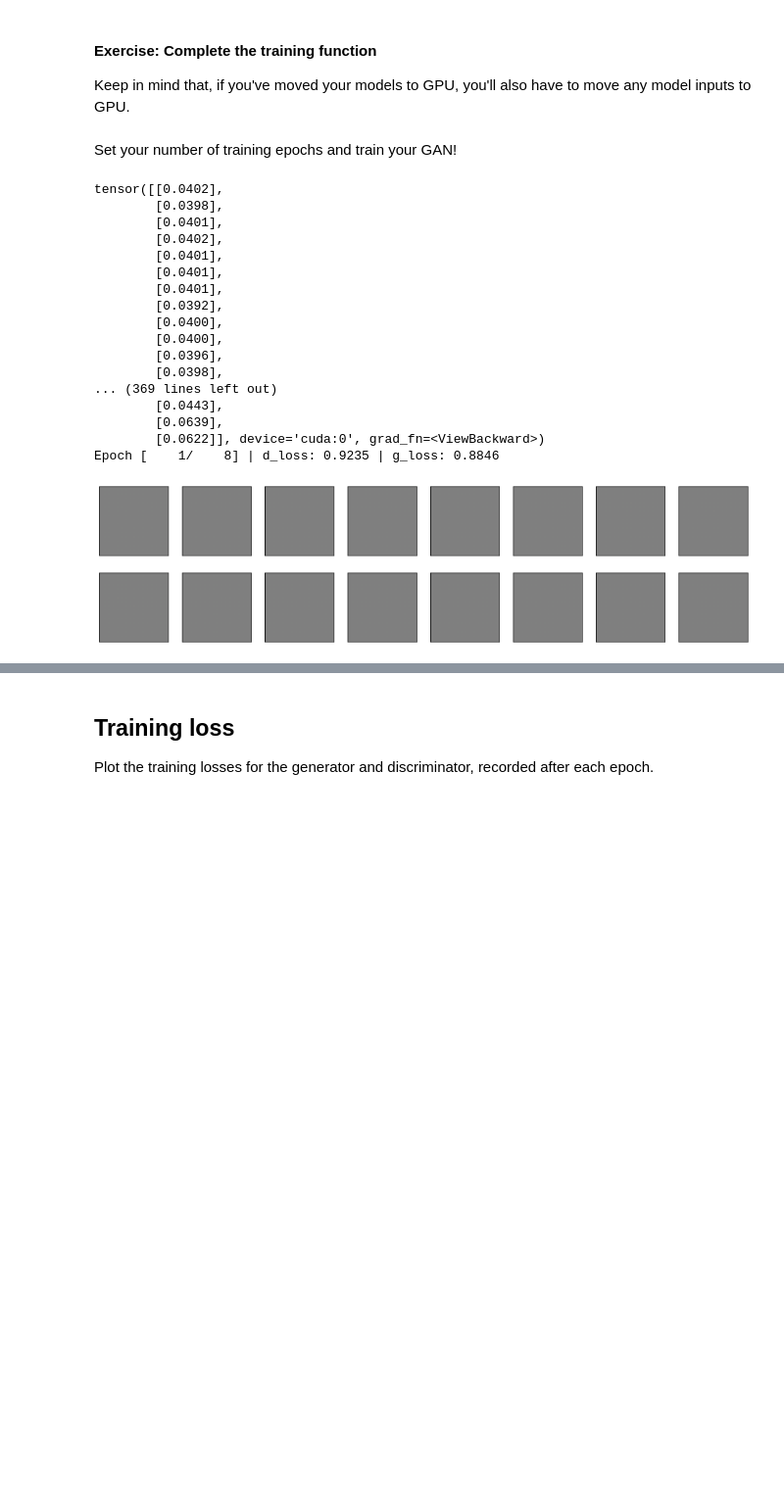
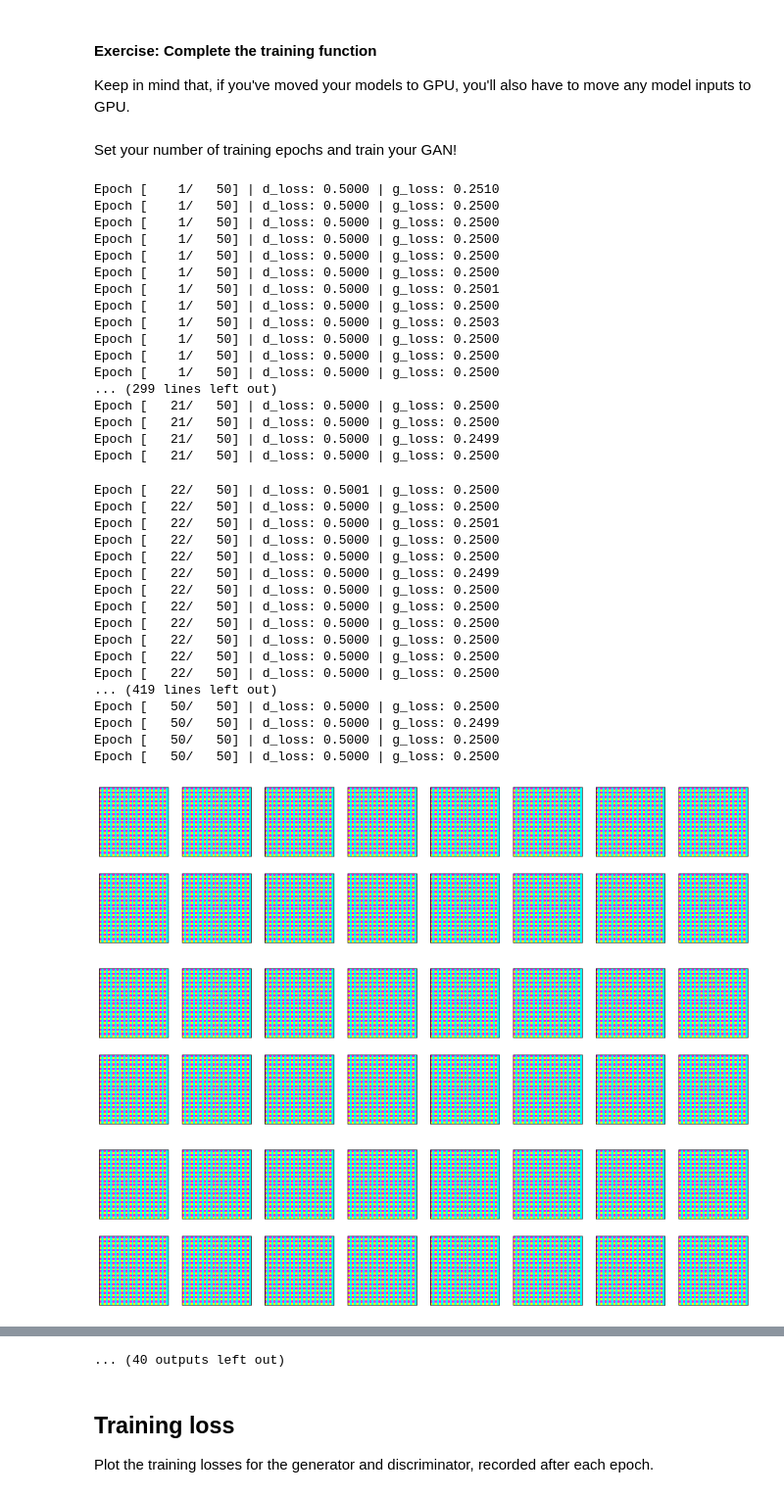
Before and after one commit to Yael-Ben/project-face-generation, a Jupyter notebook: dlnd_face_generation.ipynb, the cells around one changed output, grey strips where cells are left out. Shown at 98% size. Drawn from its saved outputs; the diff is of its cells as text; code cells hidden in the pictures; blank space fills up the shorter version.

Commit message:
no convergence. D outputs 0.5 mostly

```diff
--- a/dlnd_face_generation.ipynb
+++ b/dlnd_face_generation.ipynb
@@ -439,7 +439,7 @@ Define optimizers for your models with appropriate hyperparameters.
 # %%
 import torch.optim as optim
 
-lr=0.02
+lr=0.001
 beta1=0.5
 beta2=0.999 # default value
 
@@ -526,14 +526,14 @@ def train(D, G, n_epochs, print_every=50):
                 random_z = random_z.cuda()
 
             D_real = D(real_images)
-            print(D_real)
+#             print(D_real[:2].t())
             d_real_loss = real_loss(D_real)
-
+#             print(d_real_loss)
             fake_images = G(random_z)
             D_fake = D(fake_images)
-            print(D_fake)
+#             print(D_fake[:2].t())
             d_fake_loss = fake_loss(D_fake)
-
+#             print(d_fake_loss)
             d_loss = d_real_loss + d_fake_loss
             d_loss.backward()
             d_optimizer.step()
@@ -549,8 +549,9 @@ def train(D, G, n_epochs, print_every=50):
 
             fake_images = G(random_z)
             D_fake = D(fake_images)
-            print(D_fake)
+#             print(D_fake[:2].t())
             g_loss = real_loss(D_fake)
+#             print(g_loss)
             g_loss.backward()
             g_optimizer.step()
 
@@ -565,8 +566,6 @@ def train(D, G, n_epochs, print_every=50):
                 # print discriminator and generator loss
                 print('Epoch [{:5d}/{:5d}] | d_loss: {:6.4f} | g_loss: {:6.4f}'.format(
                         epoch+1, n_epochs, d_loss.item(), g_loss.item()))
-
-            break
 
         ## AFTER EACH EPOCH##
         # this code assumes your generator is named G, feel free to change the name
@@ -586,8 +585,6 @@ def train(D, G, n_epochs, print_every=50):
             ax.yaxis.set_visible(False)
             im = ax.imshow(img.reshape((32,32,3)))
         #YM ----------------
-        break
-
 
     # Save training generator samples
     with open('train_samples.pkl', 'wb') as f:
@@ -599,30 +596,49 @@ def train(D, G, n_epochs, print_every=50):
 Set your number of training epochs and train your GAN!
 # %%
 # set number of epochs
-n_epochs = 8
+n_epochs = 50
 
 
 """
 DON'T MODIFY ANYTHING IN THIS CELL
 """
 # call training function
 losses = train(D, G, n_epochs=n_epochs)
 # %% [output]
-tensor([[0.0402],
-        [0.0398],
-        [0.0401],
-        [0.0402],
-        [0.0401],
-        [0.0401],
-        [0.0401],
-        [0.0392],
-        [0.0400],
-        [0.0400],
-        [0.0396],
-        [0.0398],
-... (369 lines left out)
-        [0.0443],
-        [0.0639],
-        [0.0622]], device='cuda:0', grad_fn=<ViewBackward>)
-Epoch [    1/    8] | d_loss: 0.9235 | g_loss: 0.8846
+Epoch [    1/   50] | d_loss: 0.5000 | g_loss: 0.2510
+Epoch [    1/   50] | d_loss: 0.5000 | g_loss: 0.2500
+Epoch [    1/   50] | d_loss: 0.5000 | g_loss: 0.2500
+Epoch [    1/   50] | d_loss: 0.5000 | g_loss: 0.2500
+Epoch [    1/   50] | d_loss: 0.5000 | g_loss: 0.2500
+Epoch [    1/   50] | d_loss: 0.5000 | g_loss: 0.2500
+Epoch [    1/   50] | d_loss: 0.5000 | g_loss: 0.2501
+Epoch [    1/   50] | d_loss: 0.5000 | g_loss: 0.2500
+Epoch [    1/   50] | d_loss: 0.5000 | g_loss: 0.2503
+Epoch [    1/   50] | d_loss: 0.5000 | g_loss: 0.2500
+Epoch [    1/   50] | d_loss: 0.5000 | g_loss: 0.2500
+Epoch [    1/   50] | d_loss: 0.5000 | g_loss: 0.2500
+... (299 lines left out)
+Epoch [   21/   50] | d_loss: 0.5000 | g_loss: 0.2500
+Epoch [   21/   50] | d_loss: 0.5000 | g_loss: 0.2500
+Epoch [   21/   50] | d_loss: 0.5000 | g_loss: 0.2499
+Epoch [   21/   50] | d_loss: 0.5000 | g_loss: 0.2500
+Epoch [   22/   50] | d_loss: 0.5001 | g_loss: 0.2500
+Epoch [   22/   50] | d_loss: 0.5000 | g_loss: 0.2500
+Epoch [   22/   50] | d_loss: 0.5000 | g_loss: 0.2501
+Epoch [   22/   50] | d_loss: 0.5000 | g_loss: 0.2500
+Epoch [   22/   50] | d_loss: 0.5000 | g_loss: 0.2500
+Epoch [   22/   50] | d_loss: 0.5000 | g_loss: 0.2499
+Epoch [   22/   50] | d_loss: 0.5000 | g_loss: 0.2500
+Epoch [   22/   50] | d_loss: 0.5000 | g_loss: 0.2500
+Epoch [   22/   50] | d_loss: 0.5000 | g_loss: 0.2500
+Epoch [   22/   50] | d_loss: 0.5000 | g_loss: 0.2500
+Epoch [   22/   50] | d_loss: 0.5000 | g_loss: 0.2500
+Epoch [   22/   50] | d_loss: 0.5000 | g_loss: 0.2500
+... (419 lines left out)
+Epoch [   50/   50] | d_loss: 0.5000 | g_loss: 0.2500
+Epoch [   50/   50] | d_loss: 0.5000 | g_loss: 0.2499
+Epoch [   50/   50] | d_loss: 0.5000 | g_loss: 0.2500
+Epoch [   50/   50] | d_loss: 0.5000 | g_loss: 0.2500
-[figure, old version]
+[figure, new version]
+[figure, added]
+[figure, added]
@@ -629,3 +652,4 @@ Epoch [    1/    8] | d_loss: 0.9235 | g_loss: 0.8846
+... (40 outputs left out)
 # %% [markdown]
 ## Training loss
 
```
Also changed, not shown: parts of 2 cells of this notebook.
